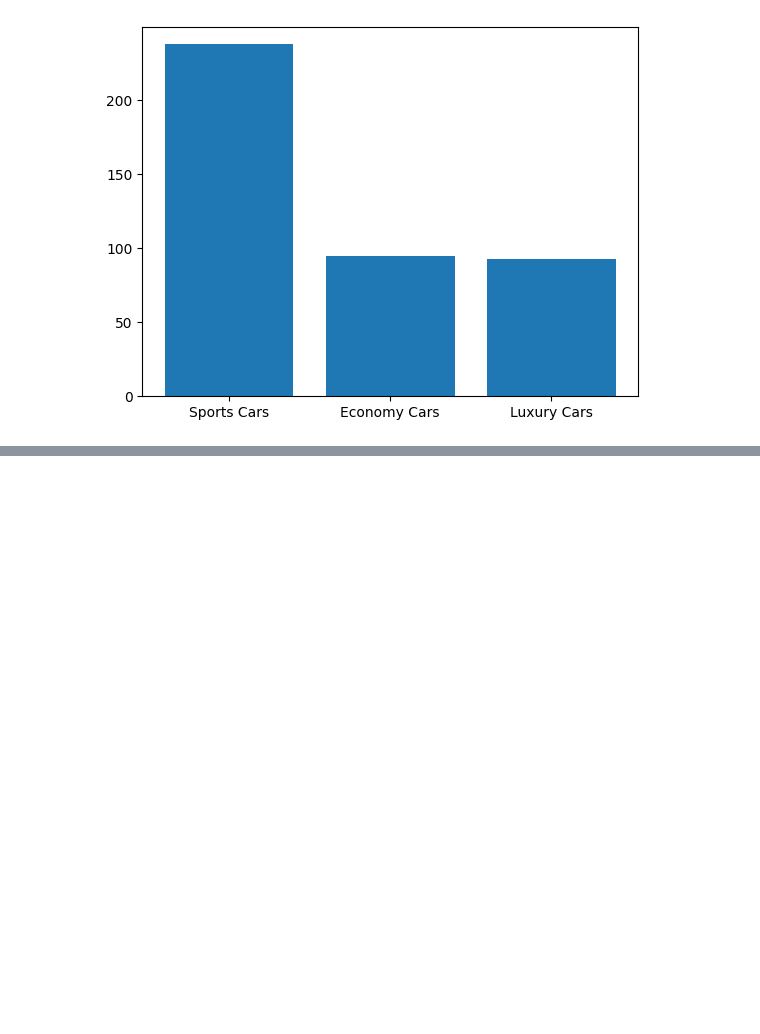
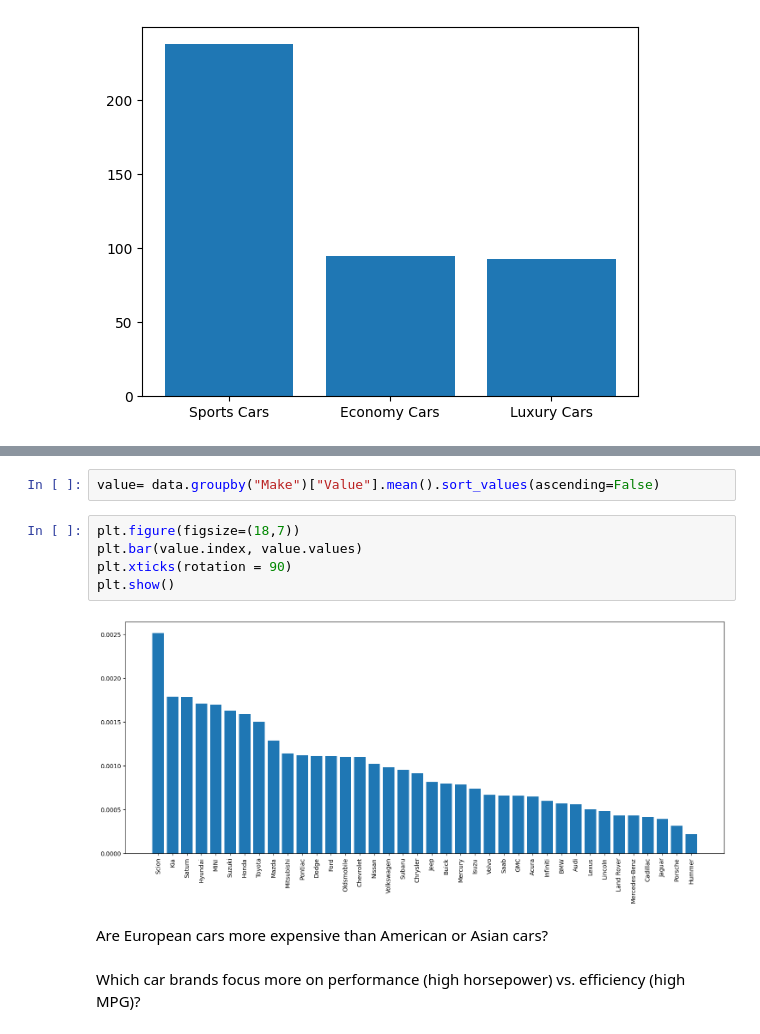
Before and after one commit to trailokya-world/Car-Data-Analysis, a Jupyter notebook: car_data_analysis/car_data_analysis.ipynb, the cells around one changed output, grey strips where cells are left out. Cells and saved outputs as stored; diff of their text form; blank space fills up the shorter version.

```diff
--- a/car_data_analysis/car_data_analysis.ipynb
+++ b/car_data_analysis/car_data_analysis.ipynb
@@ -427,0 +441,13 @@ Trend: How does Weight affect Highway MPG?
+# %%
+value= data.groupby("Make")["Value"].mean().sort_values(ascending=False)
+# %%
+plt.figure(figsize=(18,7))
+plt.bar(value.index, value.values)
+plt.xticks(rotation = 90)
+plt.show()
+# %% [output]
+[figure, added]
+# %% [markdown]
+Are European cars more expensive than American or Asian cars?
+# %% [markdown]
+Which car brands focus more on performance (high horsepower) vs. efficiency (high MPG)?
```
Also changed, not shown: parts of 15 cells of this notebook.
